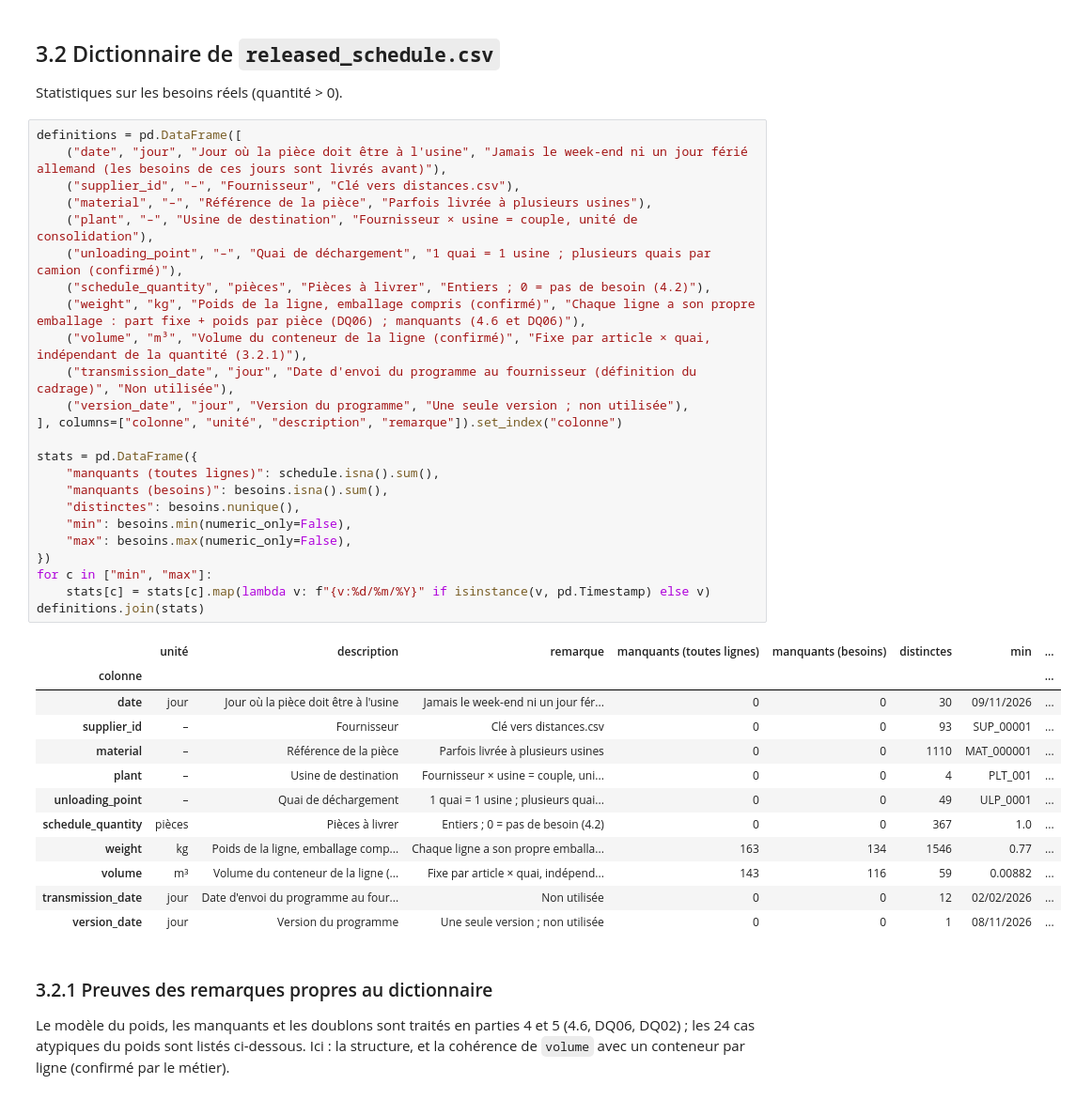
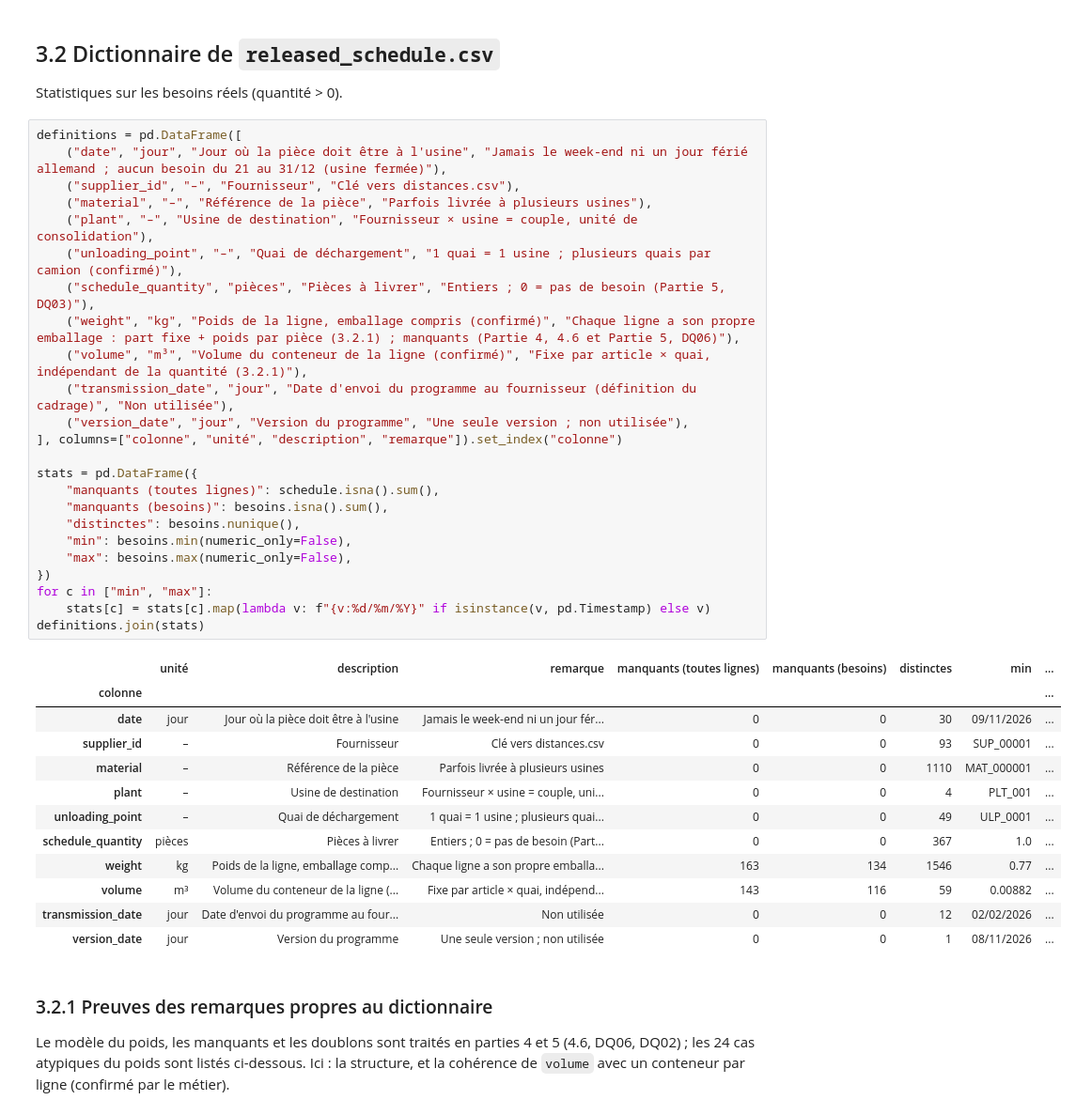
Before and after one commit to exauceh/delivery_schedule_optimization, a Jupyter notebook: milestone1/milestone1.ipynb, the cells around one changed output. Shown at 94% size. Drawn from its saved outputs; the diff is of its cells as text.

```diff
--- a/milestone1/milestone1.ipynb
+++ b/milestone1/milestone1.ipynb
@@ -381,37 +429,37 @@ pd.DataFrame({
 Statistiques sur les besoins réels (quantité > 0).
 # %%
 definitions = pd.DataFrame([
-    ("date", "jour", "Jour où la pièce doit être à l'usine", "Jamais le week-end ni un jour férié allemand (les besoins de ces jours sont livrés avant)"),
+    ("date", "jour", "Jour où la pièce doit être à l'usine", "Jamais le week-end ni un jour férié allemand ; aucun besoin du 21 au 31/12 (usine fermée)"),
     ("supplier_id", "–", "Fournisseur", "Clé vers distances.csv"),
     ("material", "–", "Référence de la pièce", "Parfois livrée à plusieurs usines"),
     ("plant", "–", "Usine de destination", "Fournisseur × usine = couple, unité de consolidation"),
     ("unloading_point", "–", "Quai de déchargement", "1 quai = 1 usine ; plusieurs quais par camion (confirmé)"),
-    ("schedule_quantity", "pièces", "Pièces à livrer", "Entiers ; 0 = pas de besoin (4.2)"),
-    ("weight", "kg", "Poids de la ligne, emballage compris (confirmé)", "Chaque ligne a son propre emballage : part fixe + poids par pièce (DQ06) ; manquants (4.6 et DQ06)"),
+    ("schedule_quantity", "pièces", "Pièces à livrer", "Entiers ; 0 = pas de besoin (Partie 5, DQ03)"),
+    ("weight", "kg", "Poids de la ligne, emballage compris (confirmé)", "Chaque ligne a son propre emballage : part fixe + poids par pièce (3.2.1) ; manquants (Partie 4, 4.6 et Partie 5, DQ06)"),
     ("volume", "m³", "Volume du conteneur de la ligne (confirmé)", "Fixe par article × quai, indépendant de la quantité (3.2.1)"),
     ("transmission_date", "jour", "Date d'envoi du programme au fournisseur (définition du cadrage)", "Non utilisée"),
     ("version_date", "jour", "Version du programme", "Une seule version ; non utilisée"),
 ], columns=["colonne", "unité", "description", "remarque"]).set_index("colonne")
 
 stats = pd.DataFrame({
     "manquants (toutes lignes)": schedule.isna().sum(),
     "manquants (besoins)": besoins.isna().sum(),
     "distinctes": besoins.nunique(),
     "min": besoins.min(numeric_only=False),
     "max": besoins.max(numeric_only=False),
 })
 for c in ["min", "max"]:
     stats[c] = stats[c].map(lambda v: f"{v:%d/%m/%Y}" if isinstance(v, pd.Timestamp) else v)
 definitions.join(stats)
 # %% [output]
 |  | unité | description | remarque | manquants (toutes lignes) | manquants (besoins) | distinctes | min | ... |
 | colonne |  |  |  |  |  |  |  | ... |
 | date | jour | Jour où la pièce doit être à l'usine | Jamais le week-end ni un jour fér... | 0 | 0 | 30 | 09/11/2026 | ... |
 | supplier_id | – | Fournisseur | Clé vers distances.csv | 0 | 0 | 93 | SUP_00001 | ... |
 | material | – | Référence de la pièce | Parfois livrée à plusieurs usines | 0 | 0 | 1110 | MAT_000001 | ... |
 | plant | – | Usine de destination | Fournisseur × usine = couple, uni... | 0 | 0 | 4 | PLT_001 | ... |
 | unloading_point | – | Quai de déchargement | 1 quai = 1 usine ; plusieurs quai... | 0 | 0 | 49 | ULP_0001 | ... |
-| schedule_quantity | pièces | Pièces à livrer | Entiers ; 0 = pas de besoin (4.2) | 0 | 0 | 367 | 1.0 | ... |
+| schedule_quantity | pièces | Pièces à livrer | Entiers ; 0 = pas de besoin (Part... | 0 | 0 | 367 | 1.0 | ... |
 | weight | kg | Poids de la ligne, emballage comp... | Chaque ligne a son propre emballa... | 163 | 134 | 1546 | 0.77 | ... |
 | volume | m³ | Volume du conteneur de la ligne (... | Fixe par article × quai, indépend... | 143 | 116 | 59 | 0.00882 | ... |
 | transmission_date | jour | Date d'envoi du programme au four... | Non utilisée | 0 | 0 | 12 | 02/02/2026 | ... |
```
Also changed, not shown: parts of 39 cells of this notebook, 2 other files.
